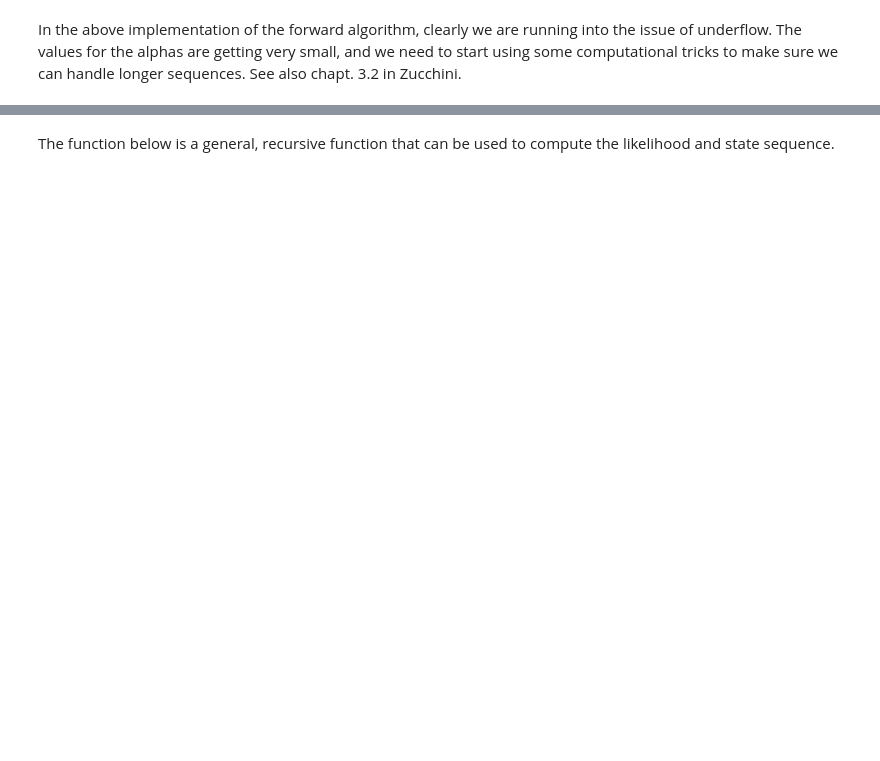
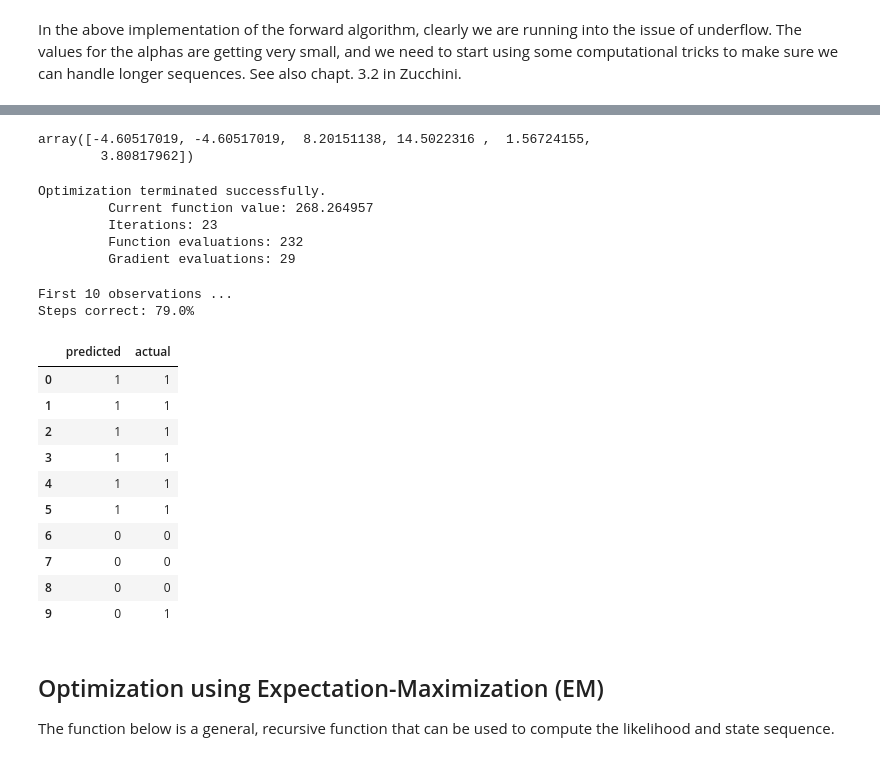
Before and after one commit to JasperHG90/HMM, a Jupyter notebook: HMM.ipynb, the cells around one changed output, grey strips where cells are left out. Drawn from its saved outputs; the diff is of its cells as text; code cells hidden in the pictures; blank space fills up the shorter version.

Commit message:
Added scipy minimize

```diff
--- a/HMM.ipynb
+++ b/HMM.ipynb
@@ -216,0 +298,9 @@ To assign starting values for the parameters, we can do the following:
+# %%
+# Minimize function only takes a single array, so we need to add all parameters to a single array
+tgamma, tgamma_idx = transform_tpm(gamma).values()
+# Concatenate values to flat array
+x0 = np.concatenate([tgamma, mu, sd])
+x0
+# %% [output]
+array([-4.60517019, -4.60517019,  8.20151138, 14.5022316 ,  1.56724155,
+        3.80817962])
@@ -217,3 +357,46 @@ To assign starting values for the parameters, we can do the following:
+# %%
+# Use optimize function from scipy
+res = minimize(HMM, x0, args = (2, tgamma_idx), method = "BFGS",
+               options = {'disp':True})
+# %% [output]
+Optimization terminated successfully.
+         Current function value: 268.264957
+         Iterations: 23
+         Function evaluations: 232
+         Gradient evaluations: 29
+# %%
+# Transform gamma and pi
+gamma, pi = transform_tgamma({"tgamma":res.x[:2], "tgamma_idx":tgamma_idx})
+# Construct mu, sd
+mu = res.x[2:4]
+sd = res.x[4:6]
+# %%
+# Compute state sequences
+_, states_pred = HMM_forward(obs, pi, gamma, mu, sd, return_states = True)
+# %%
+# Stack predicted and actual states column-wise
+import pandas as pd
+seqs = np.vstack((states_pred,seq)).T
+# Cast to data frame
+print("First 10 observations ...")
+print("Steps correct: {}%".format(np.round(sum(states_pred == seq) / len(seq),4) * 100))
+pd.DataFrame(seqs, columns = ["predicted", "actual"]).head(10)
+# %% [output]
+First 10 observations ...
+Steps correct: 79.0%
+|  | predicted | actual |
+| 0 | 1 | 1 |
+| 1 | 1 | 1 |
+| 2 | 1 | 1 |
+| 3 | 1 | 1 |
+| 4 | 1 | 1 |
+| 5 | 1 | 1 |
+| 6 | 0 | 0 |
+| 7 | 0 | 0 |
+| 8 | 0 | 0 |
+| 9 | 0 | 1 |
 # %% [markdown]
+## Optimization using Expectation-Maximization (EM)
+
 The function below is a general, recursive function that can be used to compute the likelihood and state sequence.
 # %%
```
Also changed, not shown: parts of 15 cells of this notebook.
